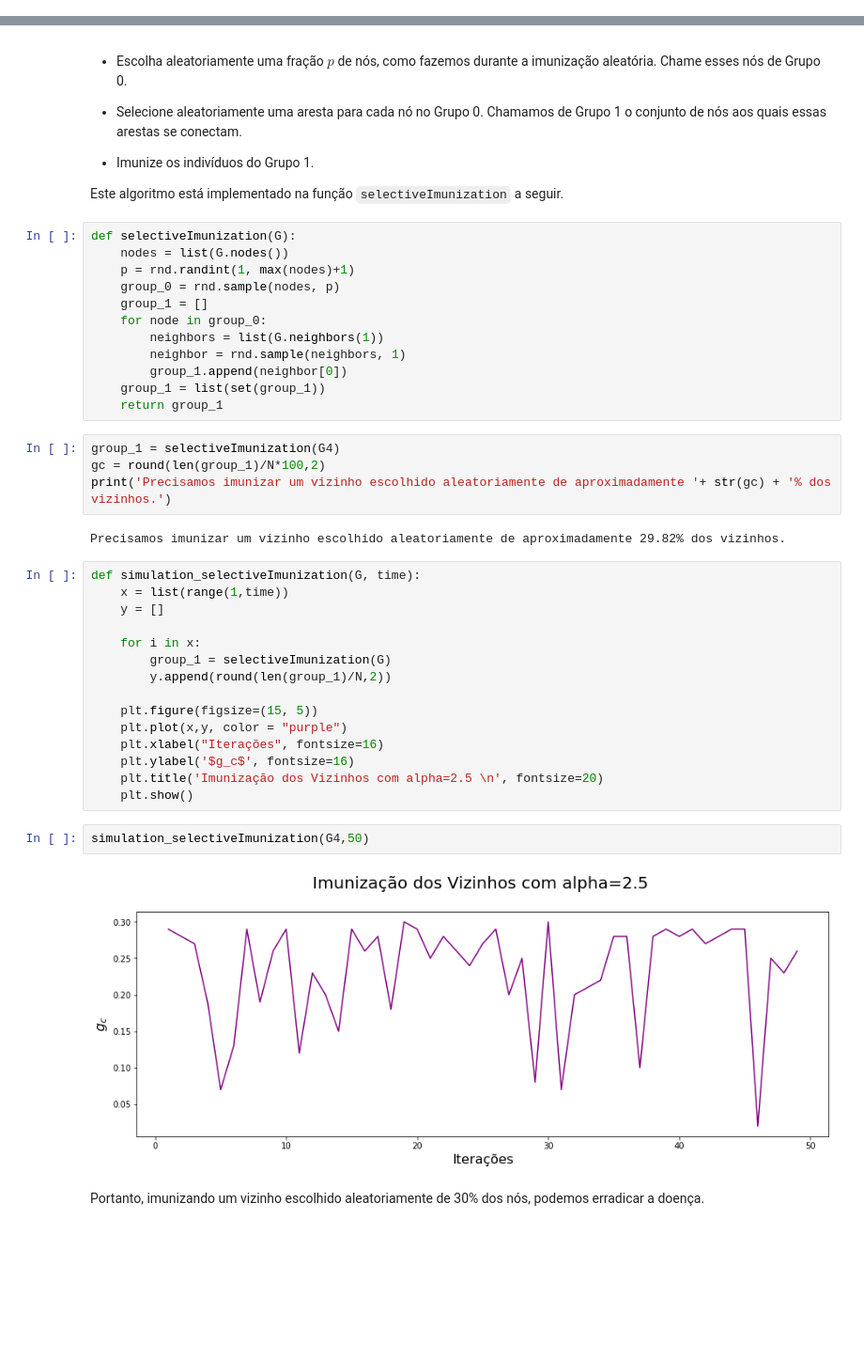
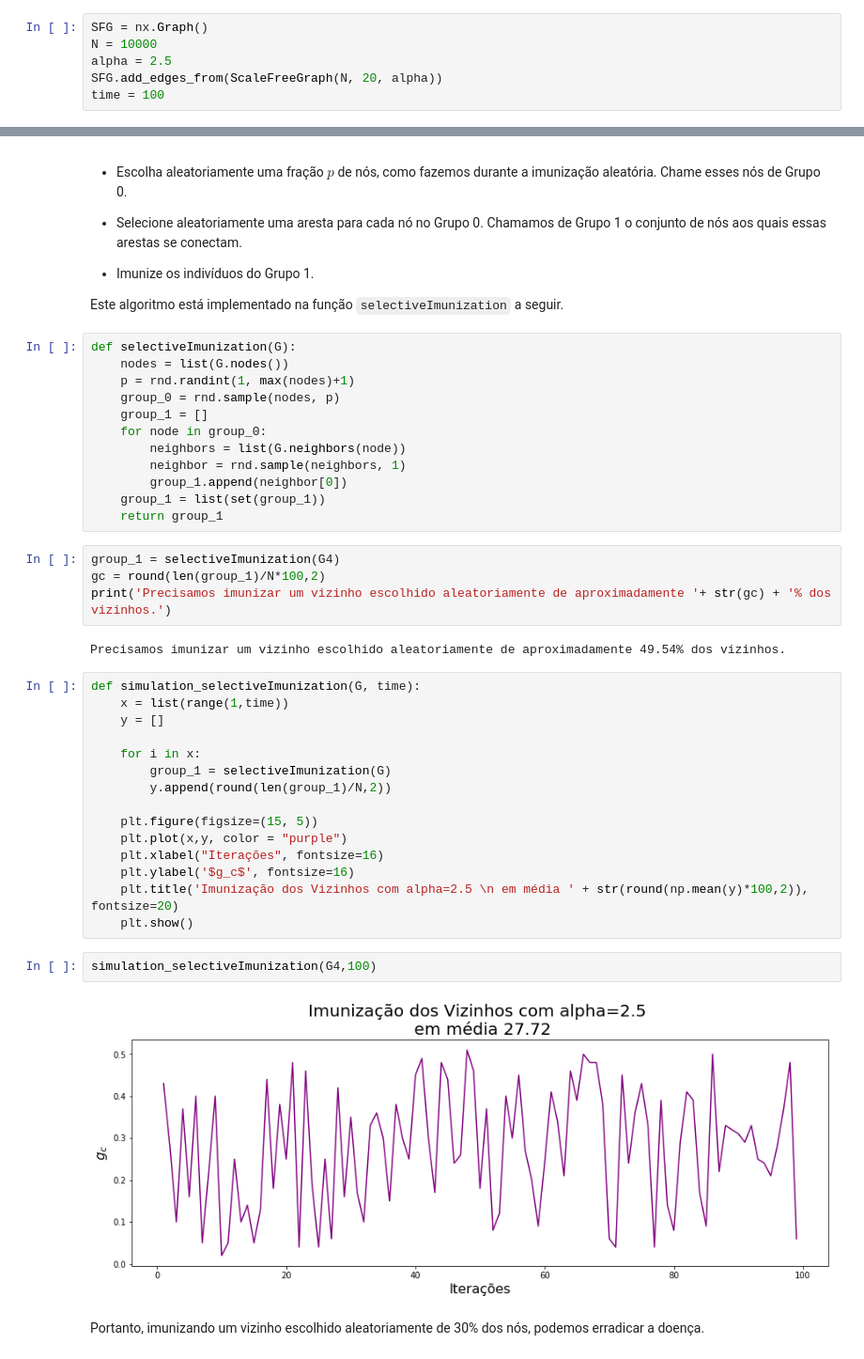
Before and after one commit to anacwagner/FGV_EMAp_Mestrado, a Jupyter notebook: Redes-Complexas-2019/Trabalho Redes - Respostas.ipynb, the cells around one changed output, grey strips where cells are left out. Shown at 94% size. Cells and saved outputs as stored; diff of their text form; blank space fills up the shorter version.

```diff
--- a/Redes-Complexas-2019/Trabalho Redes - Respostas.ipynb
+++ b/Redes-Complexas-2019/Trabalho Redes - Respostas.ipynb
@@ -671,0 +718,6 @@ Como gc = 0.964051970050943, então temos que aproximadamente 96.41% da populaç
+# %%
+SFG = nx.Graph()
+N = 10000
+alpha = 2.5
+SFG.add_edges_from(ScaleFreeGraph(N, 20, alpha))
+time = 100
@@ -736,7 +808,7 @@ def selectiveImunization(G):
     group_0 = rnd.sample(nodes, p)
     group_1 = []
     for node in group_0:
-        neighbors = list(G.neighbors(1))
+        neighbors = list(G.neighbors(node))
         neighbor = rnd.sample(neighbors, 1)
         group_1.append(neighbor[0])
     group_1 = list(set(group_1))
@@ -746,7 +818,7 @@ group_1 = selectiveImunization(G4)
 gc = round(len(group_1)/N*100,2)
 print('Precisamos imunizar um vizinho escolhido aleatoriamente de aproximadamente '+ str(gc) + '% dos vizinhos.')
 # %% [output]
-Precisamos imunizar um vizinho escolhido aleatoriamente de aproximadamente 29.82% dos vizinhos.
+Precisamos imunizar um vizinho escolhido aleatoriamente de aproximadamente 49.54% dos vizinhos.
 # %%
 def simulation_selectiveImunization(G, time):
     x = list(range(1,time))
@@ -760,12 +832,12 @@ def simulation_selectiveImunization(G, time):
     plt.plot(x,y, color = "purple")
     plt.xlabel("Iterações", fontsize=16)
     plt.ylabel('$g_c$', fontsize=16)
-    plt.title('Imunização dos Vizinhos com alpha=2.5 \n', fontsize=20)
+    plt.title('Imunização dos Vizinhos com alpha=2.5 \n em média ' + str(round(np.mean(y)*100,2)), fontsize=20)
     plt.show()
 # %%
-simulation_selectiveImunization(G4,50)
+simulation_selectiveImunization(G4,100)
 # %% [output]
-[figure, old version]
+[figure, new version]
 # %% [markdown]
 Portanto, imunizando um vizinho escolhido aleatoriamente de 30% dos nós, podemos erradicar a doença.
 # %% [markdown]
```
Also changed, not shown: parts of 18 cells of this notebook.
